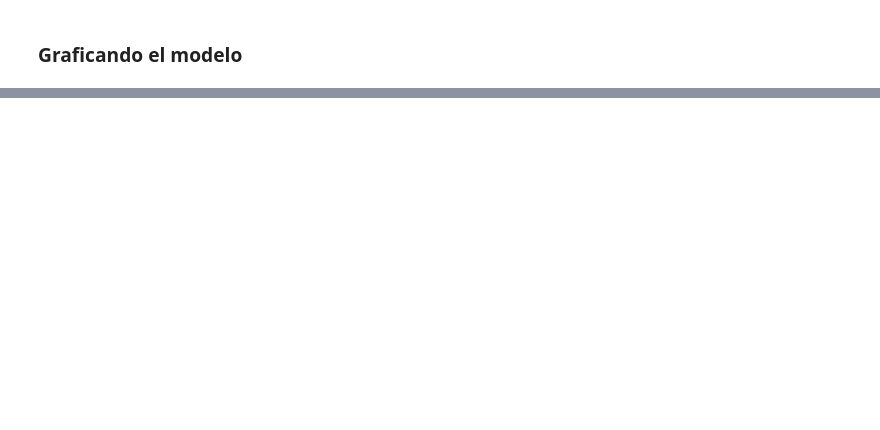
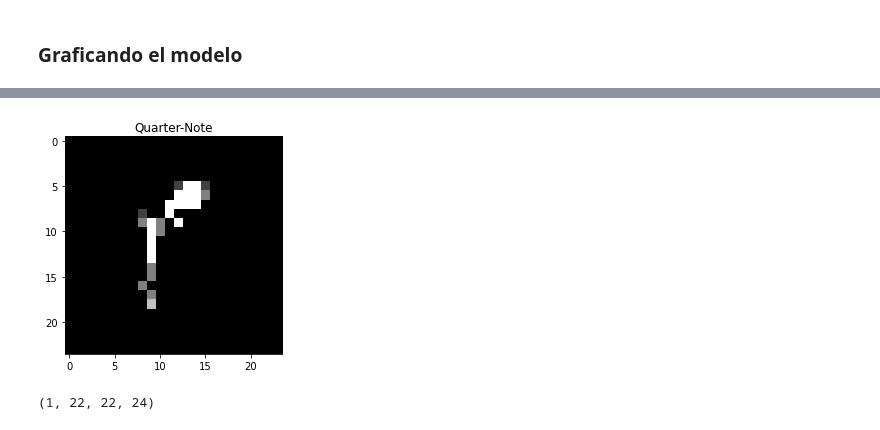
Before and after one commit to Jotade100/MusicCNN, a Jupyter notebook: CNN proyecto.ipynb, the cells around one changed output, grey strips where cells are left out. Saved outputs shown, nothing was run; the diff lists cells and outputs as text; code cells hidden in the pictures; blank space fills up the shorter version.

```diff
--- a/CNN proyecto.ipynb
+++ b/CNN proyecto.ipynb
@@ -280,0 +367,13 @@ plot_model(cnn_model, to_file='model.png', show_shapes=True, show_layer_names=Tr
+# %%
+plt.imshow(x_train[1000][:,:,0], cmap="gray")
+plt.title(le.classes_[int(y_train[1000])])
+plt.show()
+# %% [output]
+[figure, added]
+# %%
+# Ver que hace para
+img = x_train[1000]
+feature_map = model.predict(img.reshape(1, 24,24, 1))
+print(feature_map.shape)
+# %% [output]
+(1, 22, 22, 24)
```
Also changed, not shown: parts of 47 cells of this notebook, 3 other files.
